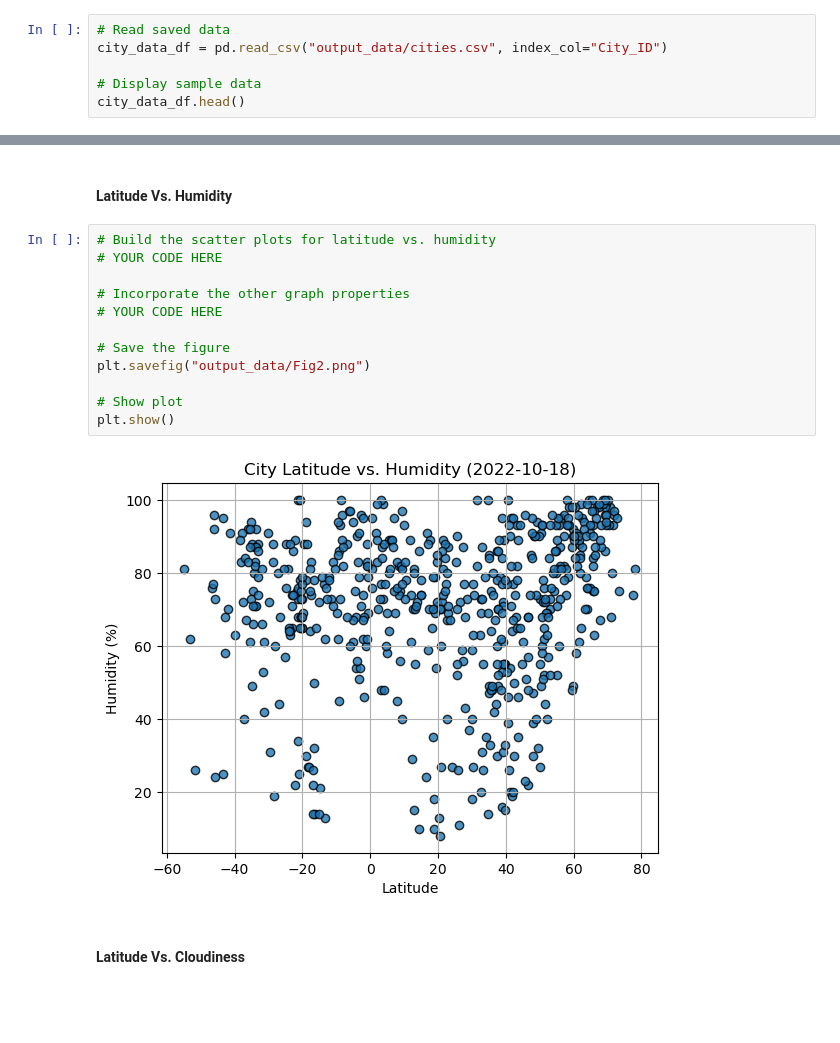
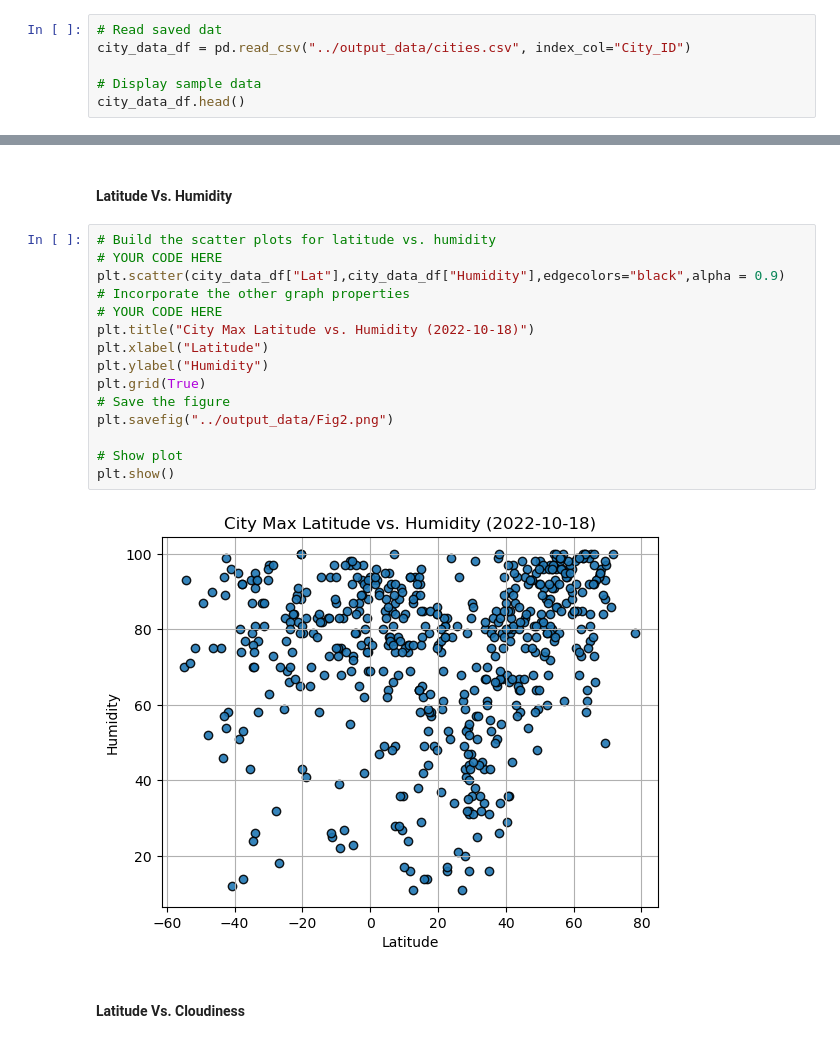
Before and after one commit to FoziaY/python-api-challange, a Jupyter notebook: WeatherPy/WeatherPy.ipynb, the cells around one changed output, grey strips where cells are left out. Cells and saved outputs as stored; diff of their text form; blank space fills up the shorter version.

```diff
--- a/WeatherPy/WeatherPy.ipynb
+++ b/WeatherPy/WeatherPy.ipynb
@@ -172,6 +174,6 @@ city_data_df.to_csv("output_data/cities.csv", index_label="City_ID")
 # %%
-# Read saved data
-city_data_df = pd.read_csv("output_data/cities.csv", index_col="City_ID")
+# Read saved dat
+city_data_df = pd.read_csv("../output_data/cities.csv", index_col="City_ID")
 
 # Display sample data
 city_data_df.head()
@@ -206,17 +212,20 @@ plt.show()
 # %%
 # Build the scatter plots for latitude vs. humidity
 # YOUR CODE HERE
-
+plt.scatter(city_data_df["Lat"],city_data_df["Humidity"],edgecolors="black",alpha = 0.9)
 # Incorporate the other graph properties
 # YOUR CODE HERE
-
+plt.title("City Max Latitude vs. Humidity (2022-10-18)")
+plt.xlabel("Latitude")
+plt.ylabel("Humidity")
+plt.grid(True)
 # Save the figure
-plt.savefig("output_data/Fig2.png")
+plt.savefig("../output_data/Fig2.png")
 
 # Show plot
 plt.show()
 # %% [output]
-[figure, old version]
+[figure, new version]
 # %% [markdown]
 #### Latitude Vs. Cloudiness
 # %%
```
Also changed, not shown: parts of 34 cells of this notebook, 2 other files.
